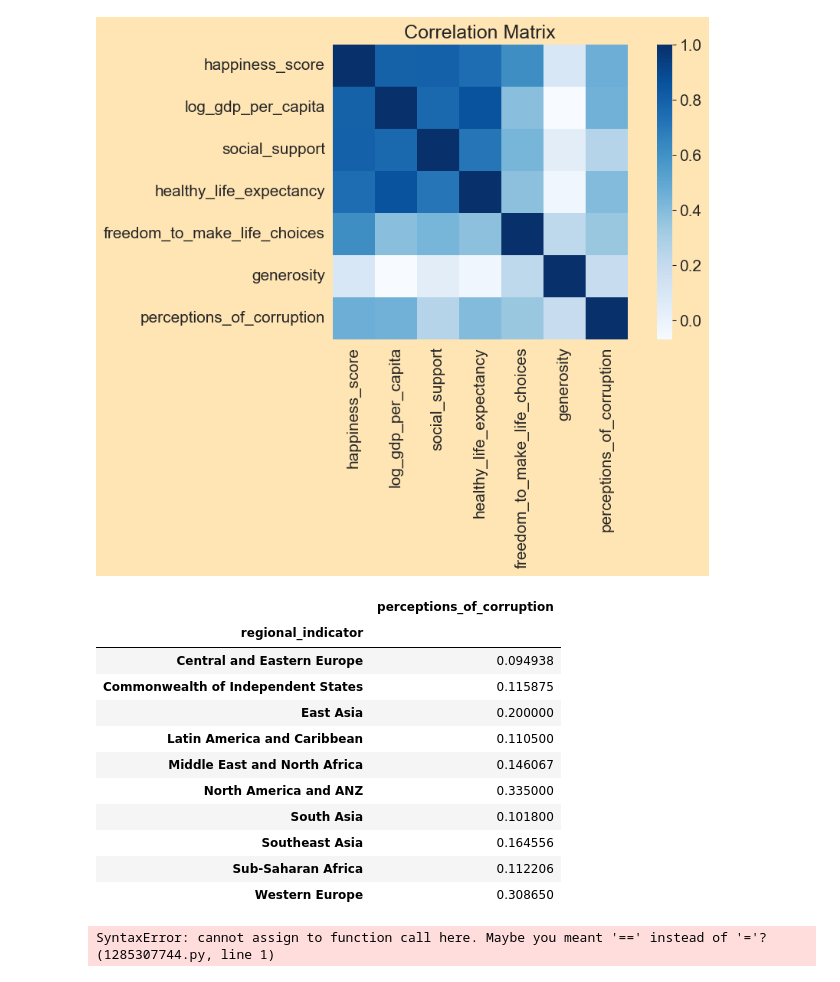
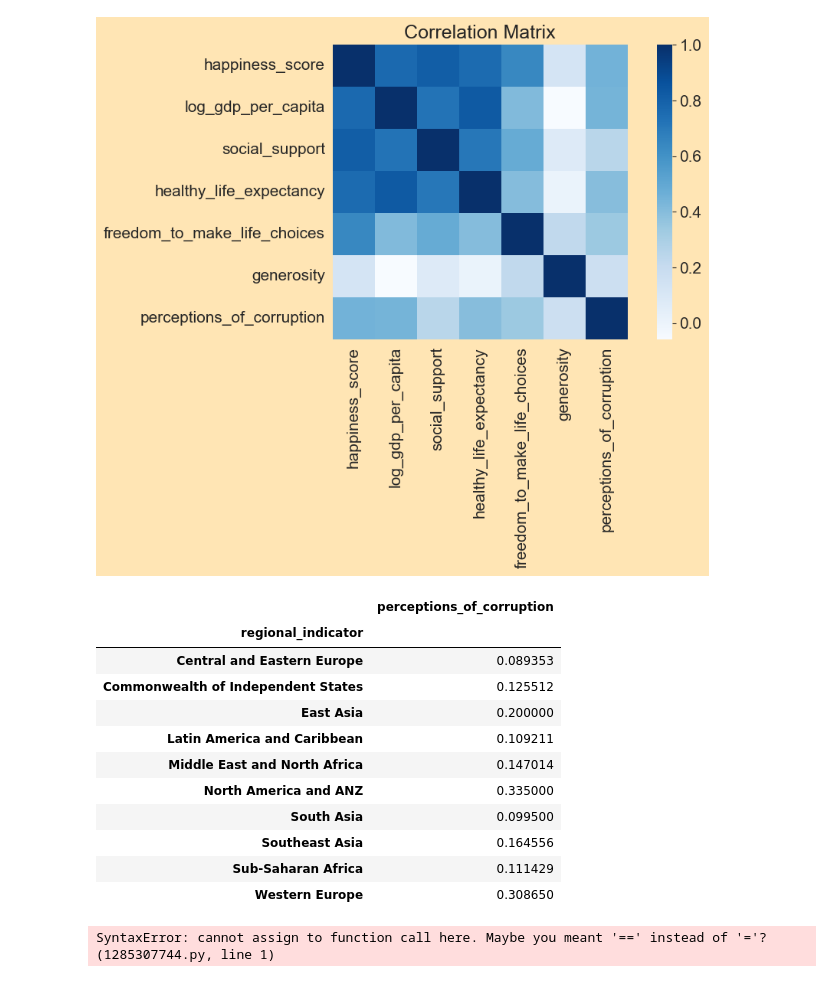
Before and after one commit to ErikBusk/Happiness_v2, a Jupyter notebook: Happniess data analysis.ipynb, the cells around one changed output. Cells and saved outputs as stored; diff of their text form; code cells hidden in the pictures.

```diff
--- a/Happniess data analysis.ipynb
+++ b/Happniess data analysis.ipynb
@@ -130,0 +149,4 @@ df[numeric_cols] = df[numeric_cols].fillna(df[numeric_cols].mean())
+# %%
+# Null values are replaced with the mean for each column
+numeric_cols = df24.select_dtypes(include=np.number).columns
+df24[numeric_cols] = df24[numeric_cols].fillna(df24[numeric_cols].mean())
@@ -133,4 +172,4 @@ df[numeric_cols] = df[numeric_cols].fillna(df[numeric_cols].mean())
 # %%
-df23_columns = ['Country name' , 'Regional indicator' , 'Ladder score', 'Log GDP per capita' , 'Social support' , 'Healthy life expectancy' , 'Freedom to make life choices' , 'Generosity' , 'Perceptions of corruption']
+df24_columns = ['Country name' , 'Regional indicator' , 'Ladder score', 'Log GDP per capita' , 'Social support' , 'Healthy life expectancy' , 'Freedom to make life choices' , 'Generosity' , 'Perceptions of corruption']
 # %%
-df23 = df23[df23_columns].copy()
+df24 = df24[df24_columns].copy()
@@ -139,6 +176,6 @@ KeyError: "['Regional indicator', 'Ladder score', 'Healthy life expectancy'] not
 # %%
 # Rename columns
-happy_df = df.rename(columns={
+df24 = df24.rename(columns={
     'Country name': 'country_name',
     'Regional indicator': 'regional_indicator',
     'Ladder score': 'happiness_score',
@@ -240,20 +262,20 @@ plt.show()
 [figure]
 # %%
 # Corruption per region
-corruption = happy_df.groupby('regional_indicator')[['perceptions_of_corruption']].mean()
+corruption = df24.groupby('regional_indicator')[['perceptions_of_corruption']].mean()
 corruption
 # %% [output]
 |  | perceptions_of_corruption |
 | regional_indicator |  |
-| Central and Eastern Europe | 0.094938 |
-| Commonwealth of Independent States | 0.115875 |
+| Central and Eastern Europe | 0.089353 |
+| Commonwealth of Independent States | 0.125512 |
 | East Asia | 0.200000 |
-| Latin America and Caribbean | 0.110500 |
-| Middle East and North Africa | 0.146067 |
+| Latin America and Caribbean | 0.109211 |
+| Middle East and North Africa | 0.147014 |
 | North America and ANZ | 0.335000 |
-| South Asia | 0.101800 |
+| South Asia | 0.099500 |
 | Southeast Asia | 0.164556 |
-| Sub-Saharan Africa | 0.112206 |
+| Sub-Saharan Africa | 0.111429 |
 | Western Europe | 0.308650 |
 # %%
 plt.rcParams('figure.figsize') = (12,8)
```
Also changed, not shown: parts of 28 cells of this notebook.
